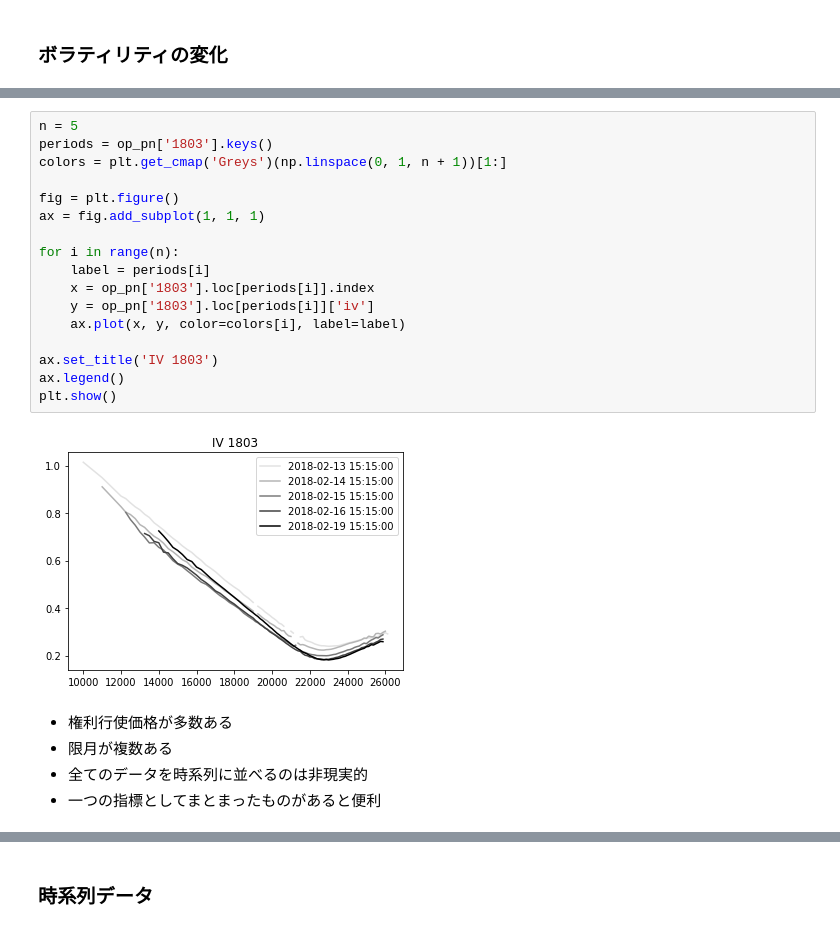
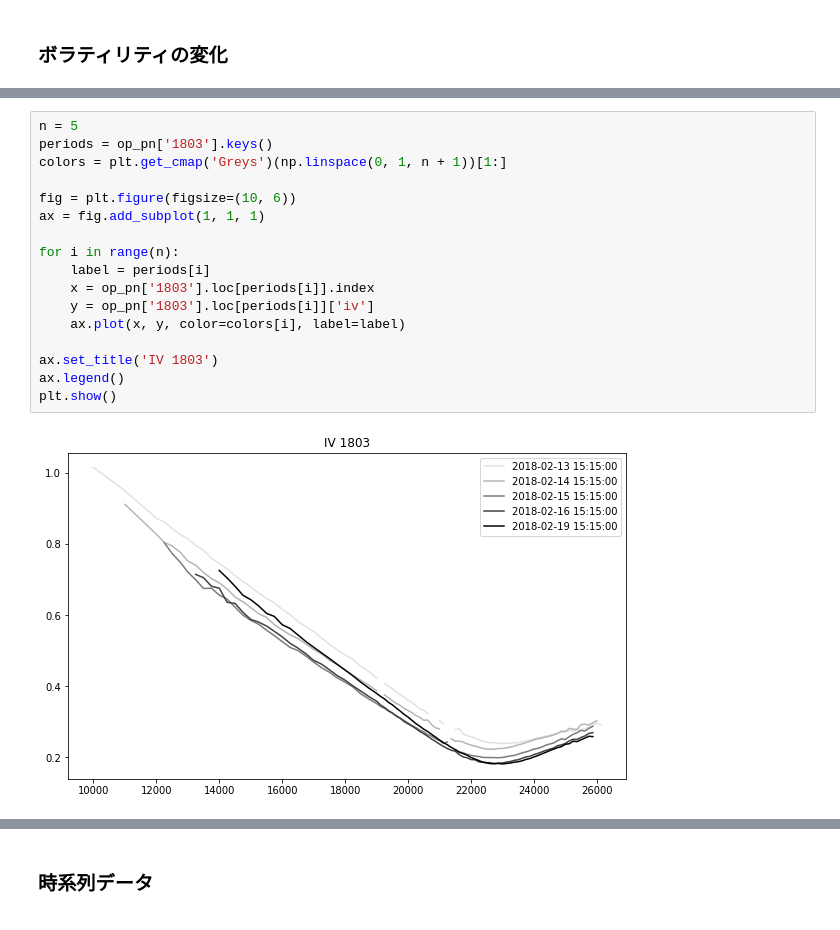
Before and after one commit to drillan/option-old, a Jupyter notebook: VolatilityFeature.ipynb, the cells around one changed output, grey strips where cells are left out. Saved outputs shown, nothing was run; the diff lists cells and outputs as text.

```diff
--- a/VolatilityFeature.ipynb
+++ b/VolatilityFeature.ipynb
@@ -33,24 +71,19 @@ op_pn['1803'].loc['2018-02-16 15:15']['iv'].plot();
 # %%
 n = 5
 periods = op_pn['1803'].keys()
 colors = plt.get_cmap('Greys')(np.linspace(0, 1, n + 1))[1:]
 
-fig = plt.figure()
+fig = plt.figure(figsize=(10, 6))
 ax = fig.add_subplot(1, 1, 1)
 
 for i in range(n):
     label = periods[i]
     x = op_pn['1803'].loc[periods[i]].index
     y = op_pn['1803'].loc[periods[i]]['iv']
     ax.plot(x, y, color=colors[i], label=label)
 
 ax.set_title('IV 1803')
 ax.legend()
 plt.show()
 # %% [output]
-[figure, old version]
+[figure, new version]
-# %% [markdown]
-* 権利行使価格が多数ある
-* 限月が複数ある
-* 全てのデータを時系列に並べるのは非現実的
-* 一つの指標としてまとまったものがあると便利
```
Also changed, not shown: parts of 12 cells of this notebook, 12 other files.
